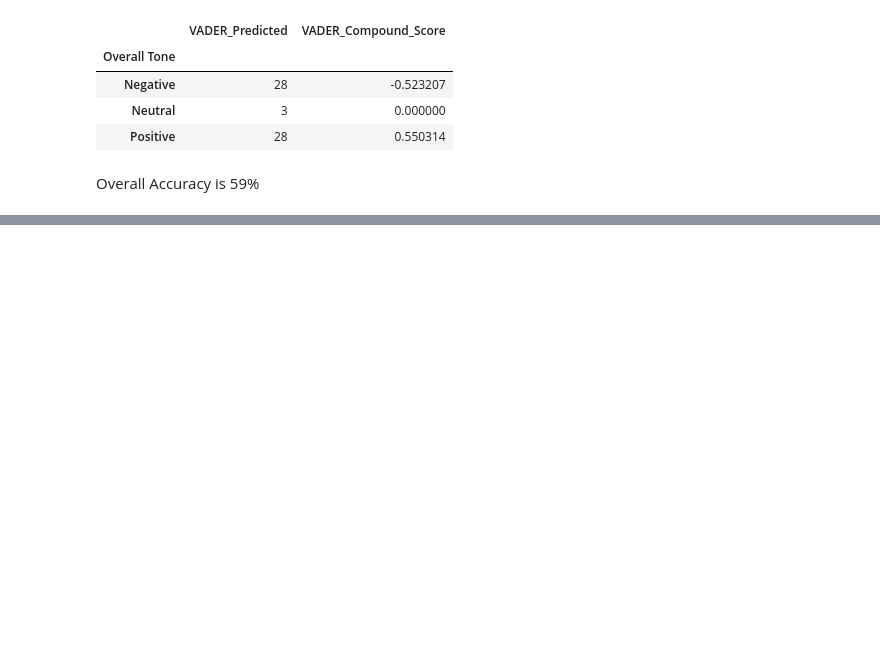
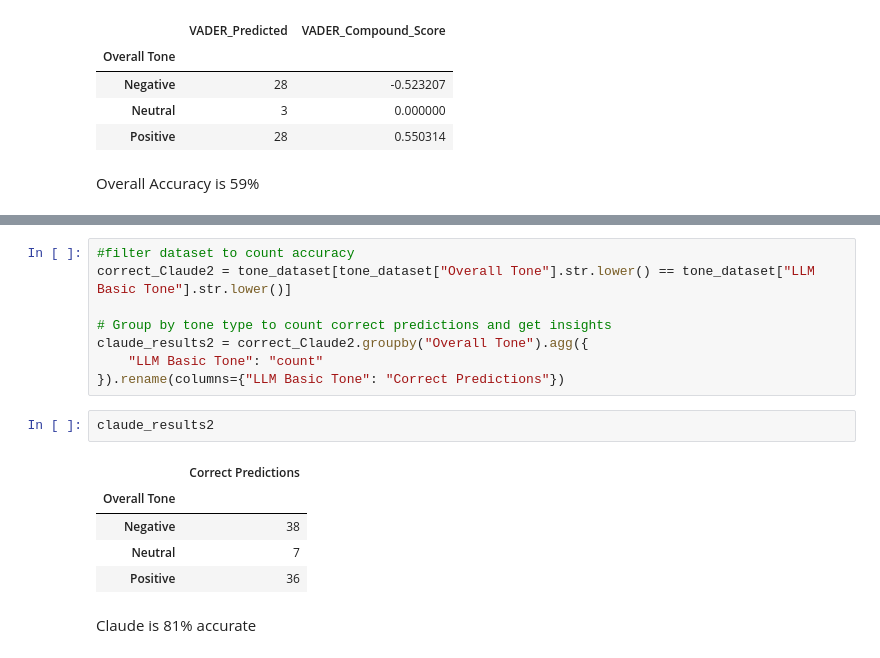
Before and after one commit to AfnanAbdul/LLM-eval-framework-comparison, a Jupyter notebook: notebooks/tone_analysis_vader_watson.ipynb, the cells around one changed output, grey strips where cells are left out. Drawn from its saved outputs; the diff is of its cells as text; blank space fills up the shorter version.

```diff
--- a/notebooks/tone_analysis_vader_watson.ipynb
+++ b/notebooks/tone_analysis_vader_watson.ipynb
@@ -339,0 +416,18 @@ Overall Accuracy is 59%
+# %%
+#filter dataset to count accuracy
+correct_Claude2 = tone_dataset[tone_dataset["Overall Tone"].str.lower() == tone_dataset["LLM Basic Tone"].str.lower()]
+
+# Group by tone type to count correct predictions and get insights
+claude_results2 = correct_Claude2.groupby("Overall Tone").agg({
+    "LLM Basic Tone": "count"
+}).rename(columns={"LLM Basic Tone": "Correct Predictions"})
+# %%
+claude_results2
+# %% [output]
+|  | Correct Predictions |
+| Overall Tone |  |
+| Negative | 38 |
+| Neutral | 7 |
+| Positive | 36 |
+# %% [markdown]
+Claude is 81% accurate
```
Also changed, not shown: parts of 14 cells of this notebook.
